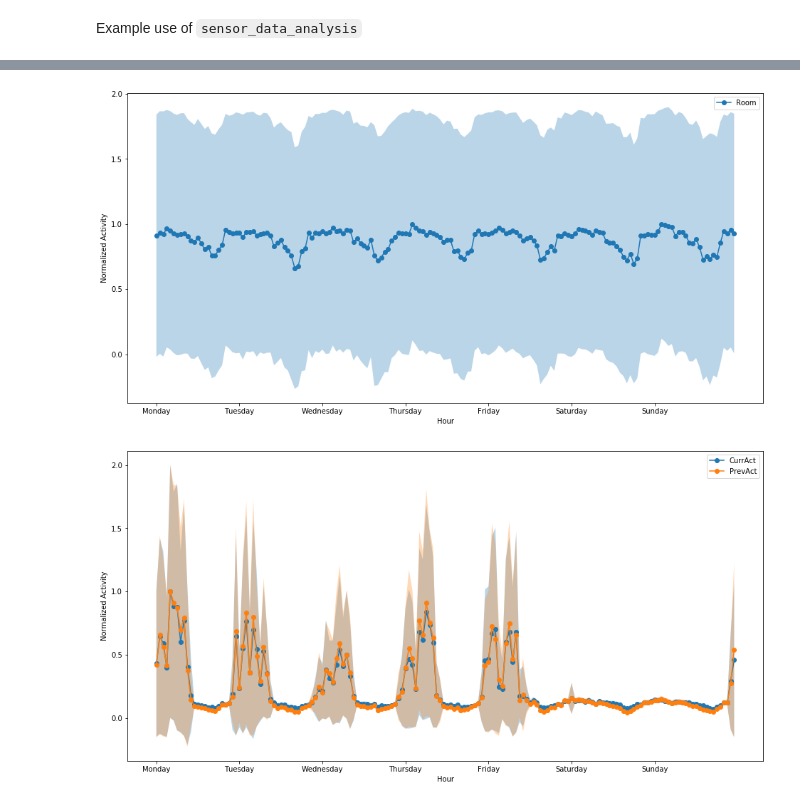
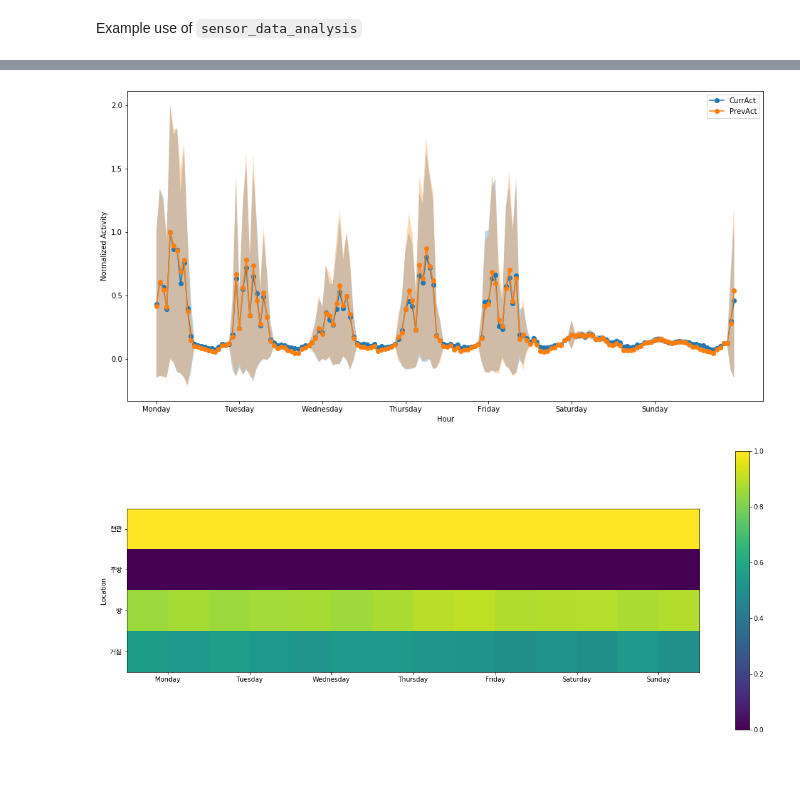
Before and after one commit to swoh816/DasomDataAnalysis, a Jupyter notebook: Sensor/examples.ipynb, the cells around one changed output, grey strips where cells are left out. Drawn from its saved outputs; the diff is of its cells as text; code cells hidden in the pictures; blank space fills up the shorter version.

Commit message:
Modified  to plot  feature separately from other features

```diff
--- a/Sensor/examples.ipynb
+++ b/Sensor/examples.ipynb
@@ -23,10 +23,11 @@ sensor_data_analysis.phone_number_list()
 # %%
-test = sensor_data_analysis(8)
-test.plotContent(['contentsRoom'], 'weekly')
 test.plotContent(['contentsCurrAct','contentsPrevAct'], 'weekly')
 # %% [output]
-[figure, old version]
+[figure, new version]
-[figure, removed]
+# %%
+test.plotRoom()
+# %% [output]
+[figure, added]
 # %%
 test = sensor_data_analysis(73)
 test.plotContent([i for i in test.target_df.columns if 'contents' in i], 'daily')
```
Also changed, not shown: parts of 4 cells of this notebook, 2 other files.
